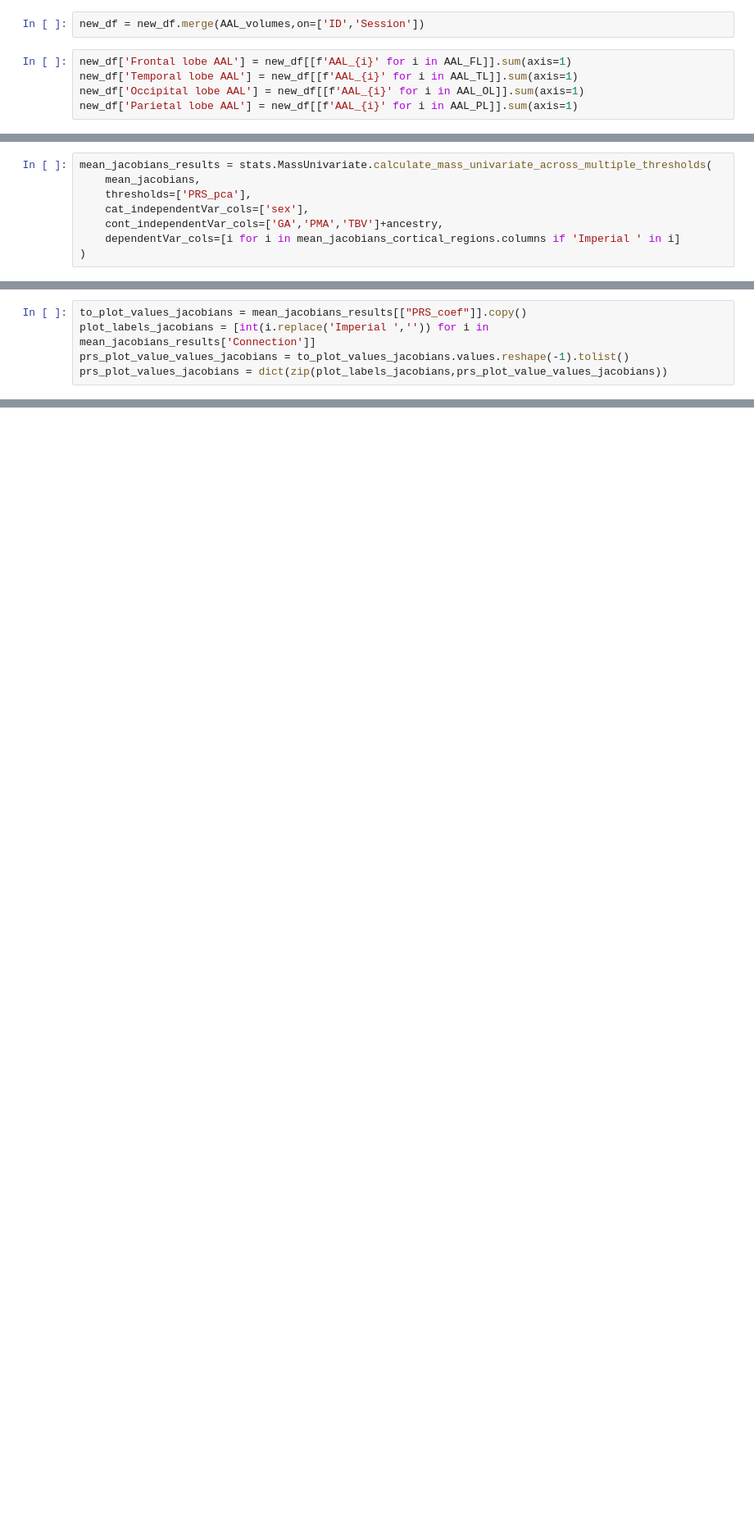
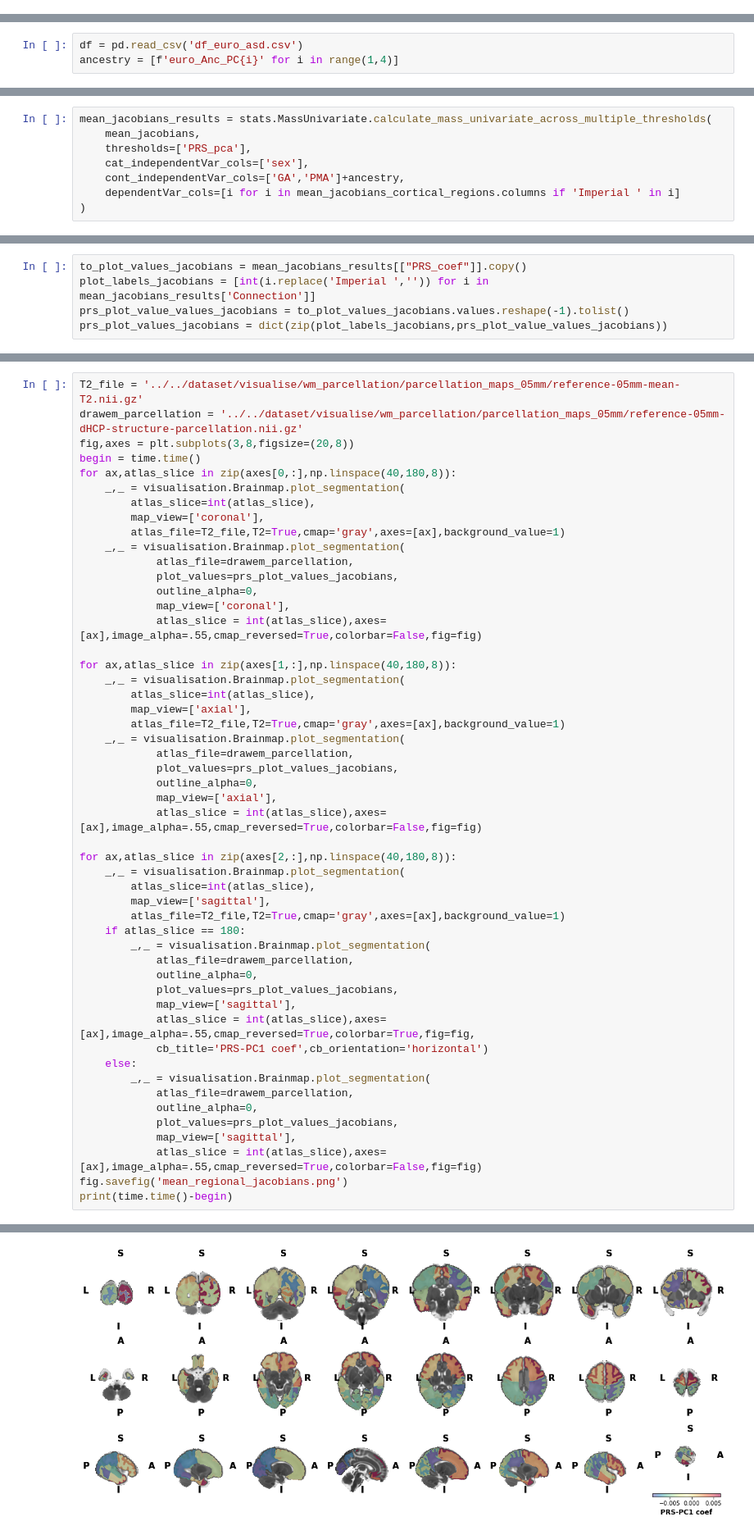
Before and after one commit to lehai-ml/dHCP_genetics, a Jupyter notebook: notebook_results/asd/Jacobians_analysis.ipynb, the cells around one changed output, grey strips where cells are left out. Shown at 82% size. Drawn from its saved outputs; the diff is of its cells as text; blank space fills up the shorter version.

```diff
--- a/notebook_results/asd/Jacobians_analysis.ipynb
+++ b/notebook_results/asd/Jacobians_analysis.ipynb
@@ -83,9 +75,2 @@ AAL_volumes['Session'] = AAL_volumes['ID/Ses'].apply(lambda x: x.split('/')[1].r
-# %%
-new_df = new_df.merge(AAL_volumes,on=['ID','Session'])
-# %%
-new_df['Frontal lobe AAL'] = new_df[[f'AAL_{i}' for i in AAL_FL]].sum(axis=1)
-new_df['Temporal lobe AAL'] = new_df[[f'AAL_{i}' for i in AAL_TL]].sum(axis=1)
-new_df['Occipital lobe AAL'] = new_df[[f'AAL_{i}' for i in AAL_OL]].sum(axis=1)
-new_df['Parietal lobe AAL'] = new_df[[f'AAL_{i}' for i in AAL_PL]].sum(axis=1)
 # %%
 euro_result = stats.MassUnivariate.calculate_mass_univariate_across_multiple_thresholds(new_df,
@@ -211,3 +198,6 @@ visualisation.Brainmap.plot_segmentation(
+# %%
+df = pd.read_csv('df_euro_asd.csv')
+ancestry = [f'euro_Anc_PC{i}' for i in range(1,4)]
 # %%
 mean_jacobians = pd.read_csv('../../codes/DrawEMVol/mean_Jacobians/mean_jacobians_drawEM.txt',sep=' ',header=None)
 mean_jacobians.columns = ['ID/Ses']+[f'Imperial {i}' for i in mean_jacobians.columns.tolist()[1:]]
@@ -248,6 +214,6 @@ mean_jacobians_results = stats.MassUnivariate.calculate_mass_univariate_across_m
     mean_jacobians,
     thresholds=['PRS_pca'],
     cat_independentVar_cols=['sex'],
-    cont_independentVar_cols=['GA','PMA','TBV']+ancestry,
+    cont_independentVar_cols=['GA','PMA']+ancestry,
     dependentVar_cols=[i for i in mean_jacobians_cortical_regions.columns if 'Imperial ' in i]
 )
@@ -280,0 +236,52 @@ mean_jacobians_results.sort_values(by='PRS_pval')
+# %%
+T2_file = '../../dataset/visualise/wm_parcellation/parcellation_maps_05mm/reference-05mm-mean-T2.nii.gz'
+drawem_parcellation = '../../dataset/visualise/wm_parcellation/parcellation_maps_05mm/reference-05mm-dHCP-structure-parcellation.nii.gz'
+fig,axes = plt.subplots(3,8,figsize=(20,8))
+begin = time.time()
+for ax,atlas_slice in zip(axes[0,:],np.linspace(40,180,8)):
+    _,_ = visualisation.Brainmap.plot_segmentation(
+        atlas_slice=int(atlas_slice),
+        map_view=['coronal'],
+        atlas_file=T2_file,T2=True,cmap='gray',axes=[ax],background_value=1)
+    _,_ = visualisation.Brainmap.plot_segmentation(
+            atlas_file=drawem_parcellation,
+            plot_values=prs_plot_values_jacobians,
+            outline_alpha=0,
+            map_view=['coronal'],
+            atlas_slice = int(atlas_slice),axes=[ax],image_alpha=.55,cmap_reversed=True,colorbar=False,fig=fig)
+
+for ax,atlas_slice in zip(axes[1,:],np.linspace(40,180,8)):
+    _,_ = visualisation.Brainmap.plot_segmentation(
+        atlas_slice=int(atlas_slice),
+        map_view=['axial'],
+        atlas_file=T2_file,T2=True,cmap='gray',axes=[ax],background_value=1)
+    _,_ = visualisation.Brainmap.plot_segmentation(
+            atlas_file=drawem_parcellation,
+            plot_values=prs_plot_values_jacobians,
+            outline_alpha=0,
+            map_view=['axial'],
+            atlas_slice = int(atlas_slice),axes=[ax],image_alpha=.55,cmap_reversed=True,colorbar=False,fig=fig)
+
+for ax,atlas_slice in zip(axes[2,:],np.linspace(40,180,8)):
+    _,_ = visualisation.Brainmap.plot_segmentation(
+        atlas_slice=int(atlas_slice),
+        map_view=['sagittal'],
+        atlas_file=T2_file,T2=True,cmap='gray',axes=[ax],background_value=1)
+    if atlas_slice == 180:
+        _,_ = visualisation.Brainmap.plot_segmentation(
+            atlas_file=drawem_parcellation,
+            outline_alpha=0,
+            plot_values=prs_plot_values_jacobians,
+            map_view=['sagittal'],
+            atlas_slice = int(atlas_slice),axes=[ax],image_alpha=.55,cmap_reversed=True,colorbar=True,fig=fig,
+            cb_title='PRS-PC1 coef',cb_orientation='horizontal')
+    else:
+        _,_ = visualisation.Brainmap.plot_segmentation(
+            atlas_file=drawem_parcellation,
+            outline_alpha=0,
+            plot_values=prs_plot_values_jacobians,
+            map_view=['sagittal'],
+            atlas_slice = int(atlas_slice),axes=[ax],image_alpha=.55,cmap_reversed=True,colorbar=False,fig=fig)
+fig.savefig('mean_regional_jacobians.png')
+print(time.time()-begin)
+# %% [output]
@@ -281,3 +289,4 @@ mean_jacobians_results.sort_values(by='PRS_pval')
+[figure, added]
 # %%
 _,_ = visualisation.Brainmap.plot_segmentation(
     # atlas_slice=120,
```
Also changed, not shown: parts of 30 cells of this notebook.
